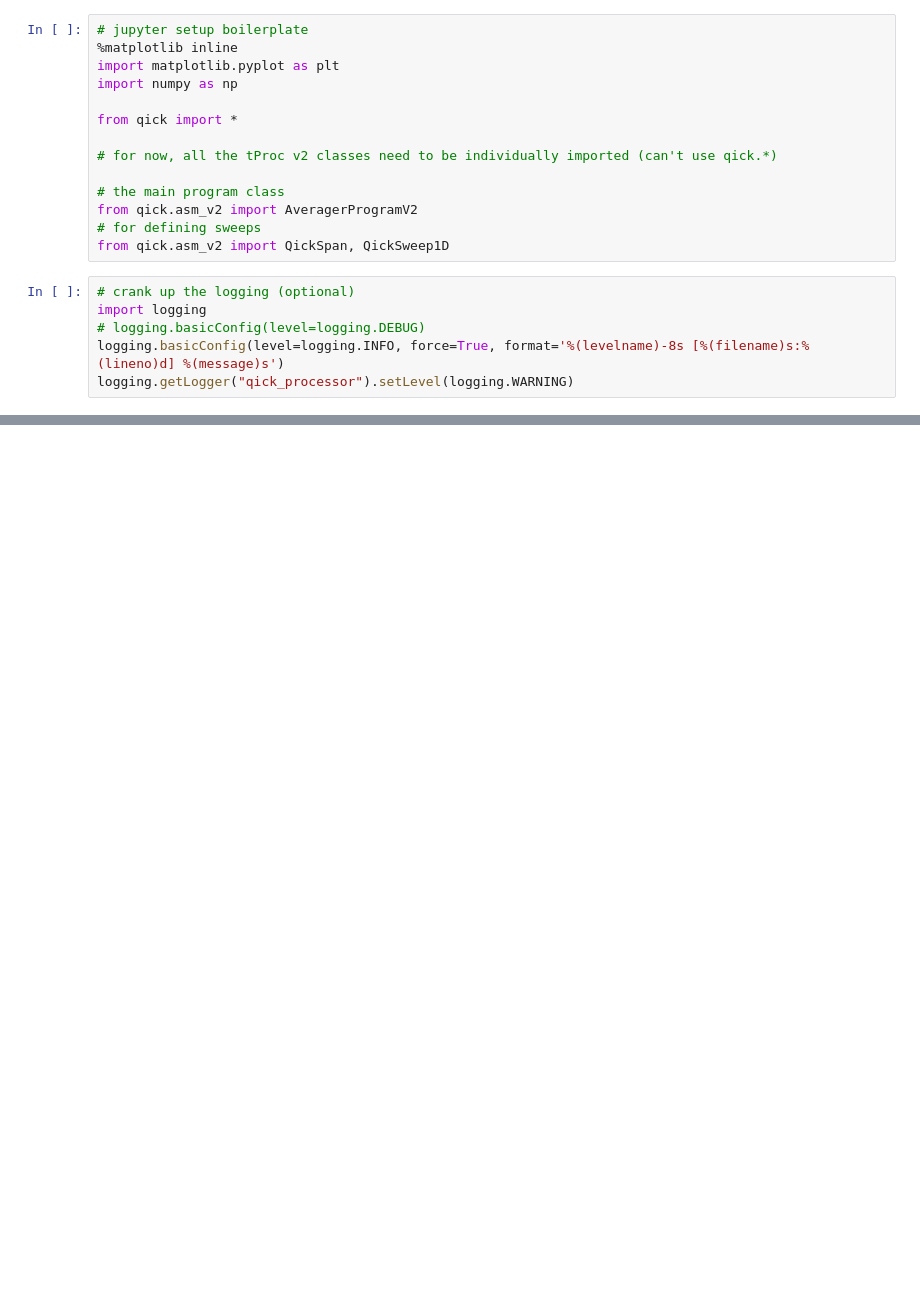
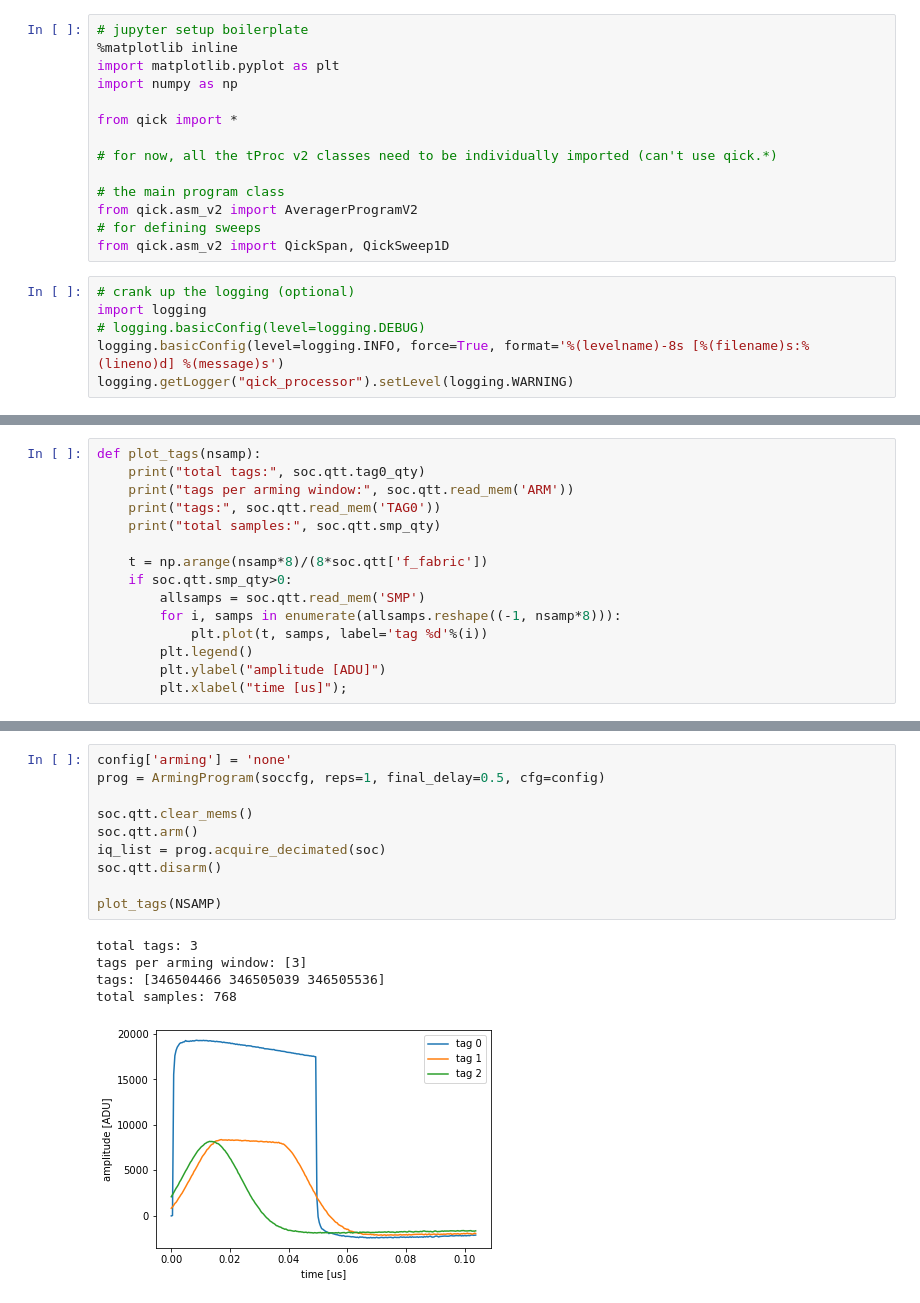
Before and after one commit to meeg/qick_demos_sho, a Jupyter notebook: time_tagger/time_tagger_sho.ipynb, the cells around one changed output, grey strips where cells are left out. Cells and saved outputs as stored; diff of their text form; blank space fills up the shorter version.

```diff
--- a/time_tagger/time_tagger_sho.ipynb
+++ b/time_tagger/time_tagger_sho.ipynb
@@ -280,0 +155,15 @@ if soc.qtt.smp_qty>0:
+# %%
+def plot_tags(nsamp):
+    print("total tags:", soc.qtt.tag0_qty)
+    print("tags per arming window:", soc.qtt.read_mem('ARM'))
+    print("tags:", soc.qtt.read_mem('TAG0'))
+    print("total samples:", soc.qtt.smp_qty)
+
+    t = np.arange(nsamp*8)/(8*soc.qtt['f_fabric'])
+    if soc.qtt.smp_qty>0:
+        allsamps = soc.qtt.read_mem('SMP')
+        for i, samps in enumerate(allsamps.reshape((-1, nsamp*8))):
+            plt.plot(t, samps, label='tag %d'%(i))
+        plt.legend()
+        plt.ylabel("amplitude [ADU]")
+        plt.xlabel("time [us]");
@@ -280,0 +271,16 @@ if soc.qtt.smp_qty>0:
+# %%
+config['arming'] = 'none'
+prog = ArmingProgram(soccfg, reps=1, final_delay=0.5, cfg=config)
+
+soc.qtt.clear_mems()
+soc.qtt.arm()
+iq_list = prog.acquire_decimated(soc)
+soc.qtt.disarm()
+
+plot_tags(NSAMP)
+# %% [output]
+total tags: 3
+tags per arming window: [3]
+tags: [346504466 346505039 346505536]
+total samples: 768
+[figure, added]
```
Also changed, not shown: parts of 40 cells of this notebook.
